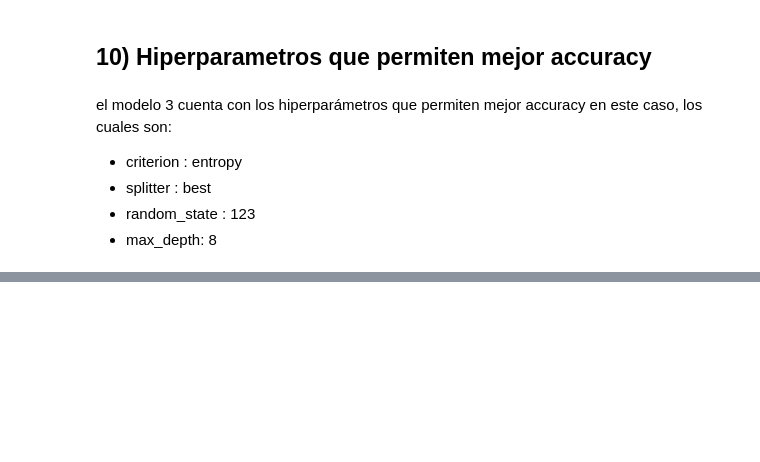
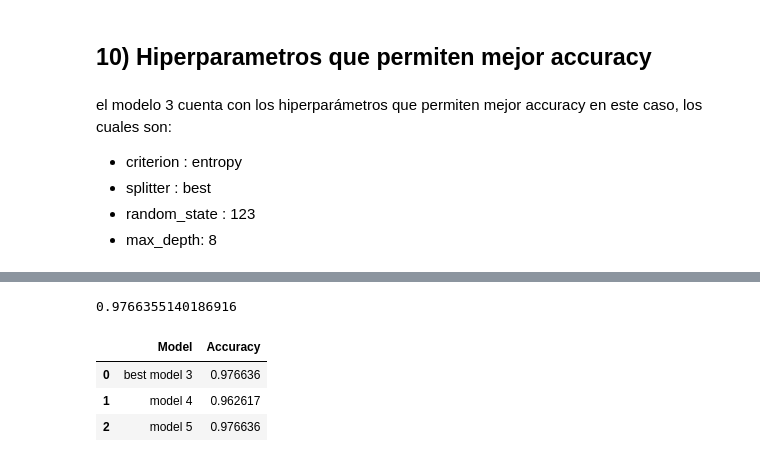
Before and after one commit to Carlosmtp/ML-CO2-Emissions, a Jupyter notebook: ML_DT_CO2_Emissions.ipynb, the cells around one changed output, grey strips where cells are left out. Drawn from its saved outputs; the diff is of its cells as text; code cells hidden in the pictures; blank space fills up the shorter version.

```diff
--- a/ML_DT_CO2_Emissions.ipynb
+++ b/ML_DT_CO2_Emissions.ipynb
@@ -415,0 +416,5 @@ tree.export_graphviz(decision_tree=models3[7], class_names=True,out_file="Arbol
+# %%
+model4 = tree.DecisionTreeClassifier(criterion="entropy",splitter="random",random_state=123,max_depth=8,max_features='log2')
+model4.fit(X_train, y_train)
+y_pred4 = model4.predict(X_test)
+y_pred4
@@ -415,0 +432,3 @@ tree.export_graphviz(decision_tree=models3[7], class_names=True,out_file="Arbol
+# %%
+accuracy4 = accuracy_score(y_test,y_pred4)
+accuracy4
@@ -415,0 +437,5 @@ tree.export_graphviz(decision_tree=models3[7], class_names=True,out_file="Arbol
+# %%
+model5 = tree.DecisionTreeClassifier(criterion="entropy",splitter="random",random_state=123,max_depth=8,max_features=500)
+model5.fit(X_train, y_train)
+y_pred5 = model5.predict(X_test)
+y_pred5
@@ -415,0 +453,16 @@ tree.export_graphviz(decision_tree=models3[7], class_names=True,out_file="Arbol
+# %%
+accuracy5 = accuracy_score(y_test,y_pred5)
+accuracy5
+# %% [output]
+0.9766355140186916
+# %%
+accuracies = {
+    "Model": ["best model 3", "model 4", "model 5"],
+    "Accuracy": [accuracies3[7], accuracy4, accuracy5]
+}
+pd.DataFrame(accuracies)
+# %% [output]
+|  | Model | Accuracy |
+| 0 | best model 3 | 0.976636 |
+| 1 | model 4 | 0.962617 |
+| 2 | model 5 | 0.976636 |
```
Also changed, not shown: parts of 20 cells of this notebook.
